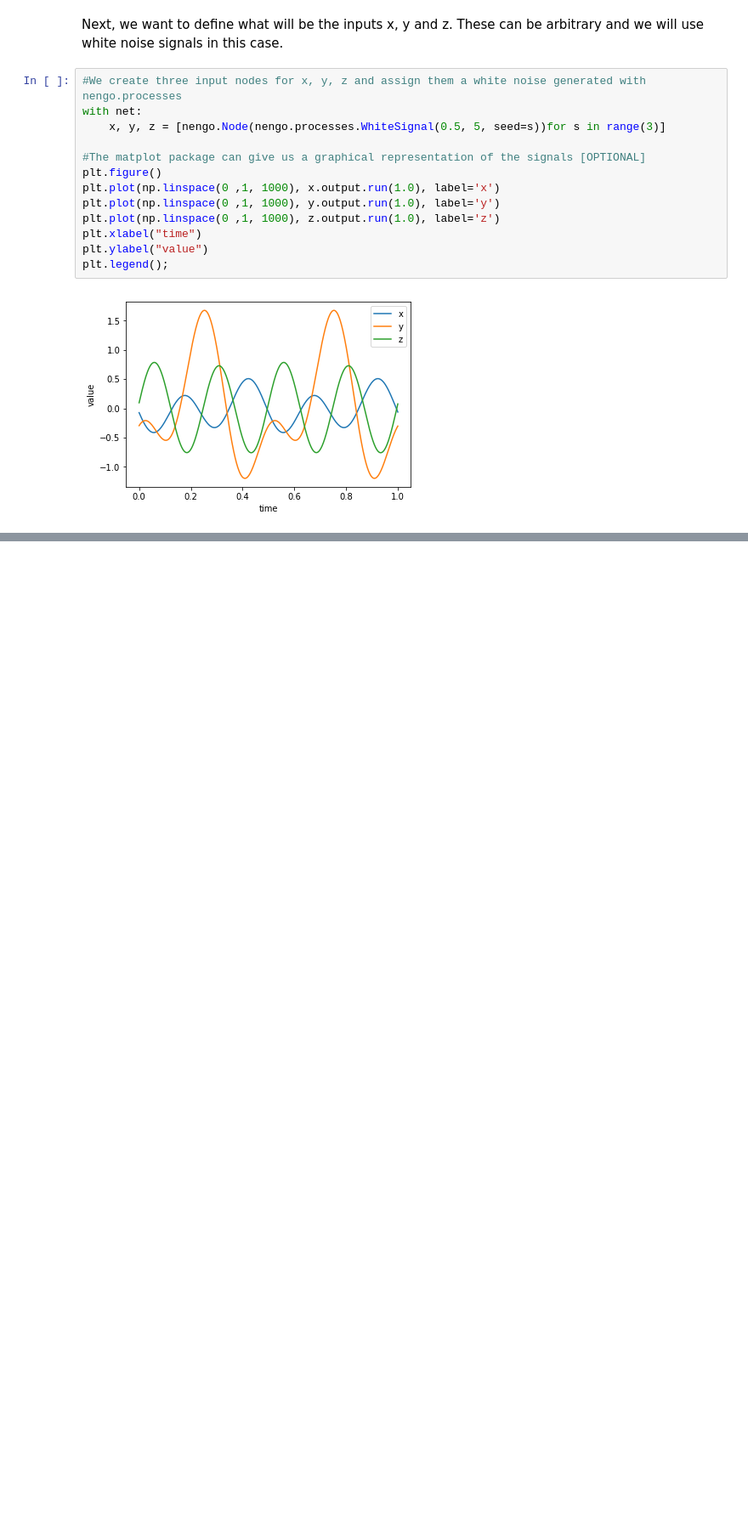
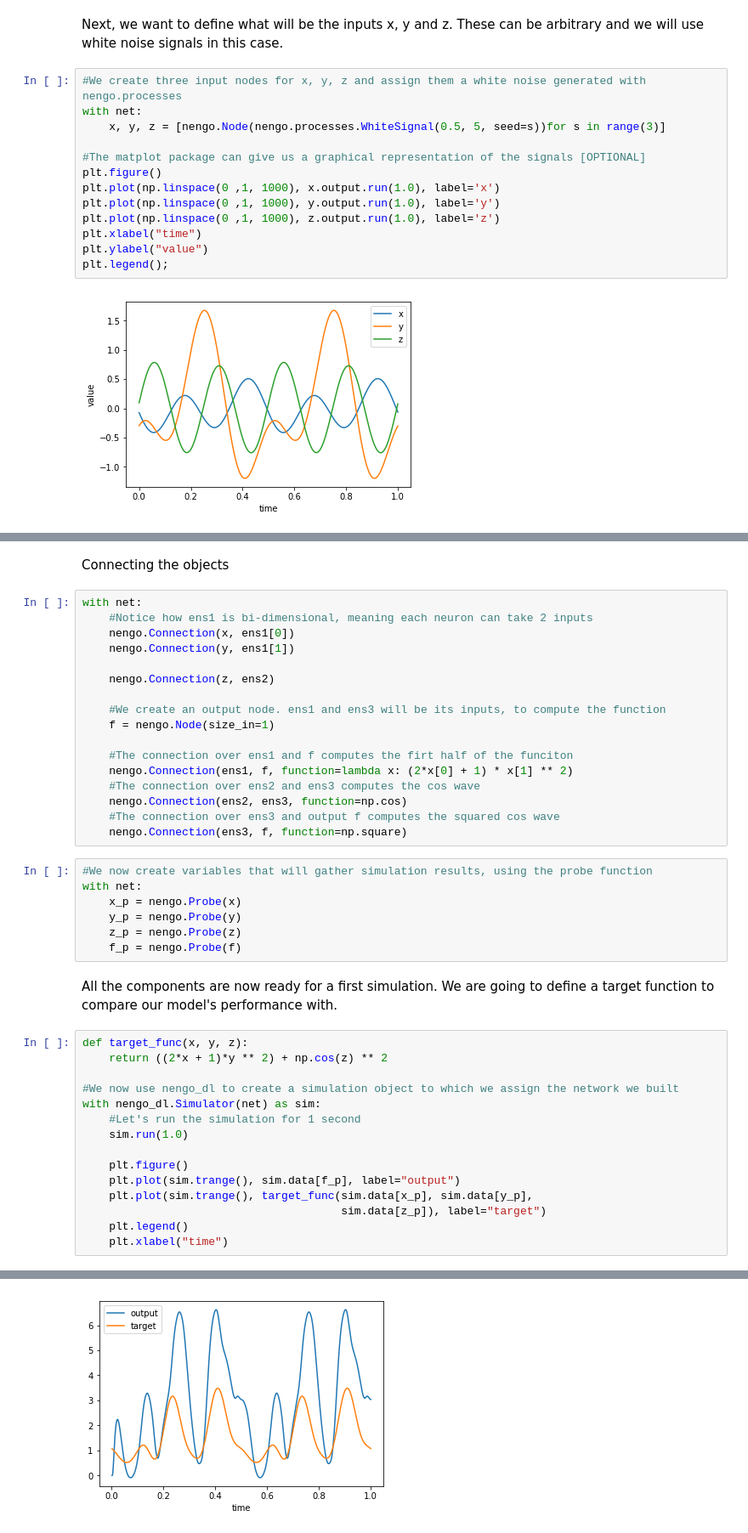
Before and after one commit to borisnz101/Deep-Learning-with-NENGO, a Jupyter notebook: Deep Learning with NENGO.ipynb, the cells around one changed output, grey strips where cells are left out. Shown at 85% size. Saved outputs shown, nothing was run; the diff lists cells and outputs as text; blank space fills up the shorter version.

Commit message:
Built a model

```diff
--- a/Deep Learning with NENGO.ipynb
+++ b/Deep Learning with NENGO.ipynb
@@ -53,0 +64,44 @@ plt.legend();
+# %% [markdown]
+Connecting the objects
+# %%
+with net:
+    #Notice how ens1 is bi-dimensional, meaning each neuron can take 2 inputs
+    nengo.Connection(x, ens1[0])
+    nengo.Connection(y, ens1[1])
+
+    nengo.Connection(z, ens2)
+
+    #We create an output node. ens1 and ens3 will be its inputs, to compute the function
+    f = nengo.Node(size_in=1)
+
+    #The connection over ens1 and f computes the firt half of the funciton
+    nengo.Connection(ens1, f, function=lambda x: (2*x[0] + 1) * x[1] ** 2)
+    #The connection over ens2 and ens3 computes the cos wave
+    nengo.Connection(ens2, ens3, function=np.cos)
+    #The connection over ens3 and output f computes the squared cos wave
+    nengo.Connection(ens3, f, function=np.square)
+# %%
+#We now create variables that will gather simulation results, using the probe function
+with net:
+    x_p = nengo.Probe(x)
+    y_p = nengo.Probe(y)
+    z_p = nengo.Probe(z)
+    f_p = nengo.Probe(f)
+# %% [markdown]
+All the components are now ready for a first simulation. We are going to define a target function  to compare our model's performance with.
+# %%
+def target_func(x, y, z):
+    return ((2*x + 1)*y ** 2) + np.cos(z) ** 2
+
+#We now use nengo_dl to create a simulation object to which we assign the network we built
+with nengo_dl.Simulator(net) as sim:
+    #Let's run the simulation for 1 second
+    sim.run(1.0)
+
+    plt.figure()
+    plt.plot(sim.trange(), sim.data[f_p], label="output")
+    plt.plot(sim.trange(), target_func(sim.data[x_p], sim.data[y_p],
+                                       sim.data[z_p]), label="target")
+    plt.legend()
+    plt.xlabel("time")
+# %% [output]
@@ -53,0 +112 @@ plt.legend();
+[figure, added]
```
Also changed, not shown: parts of 5 cells of this notebook.
